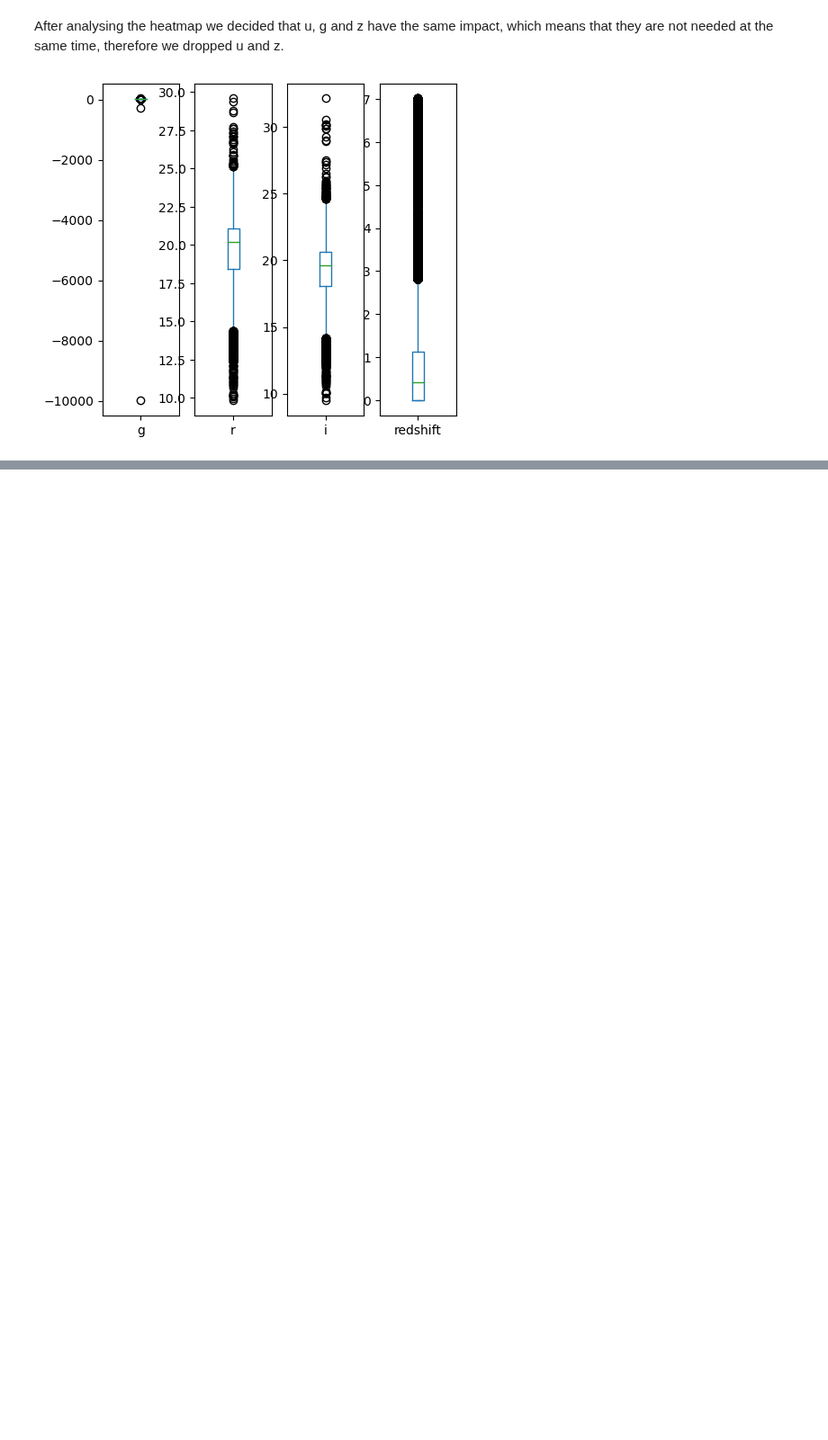
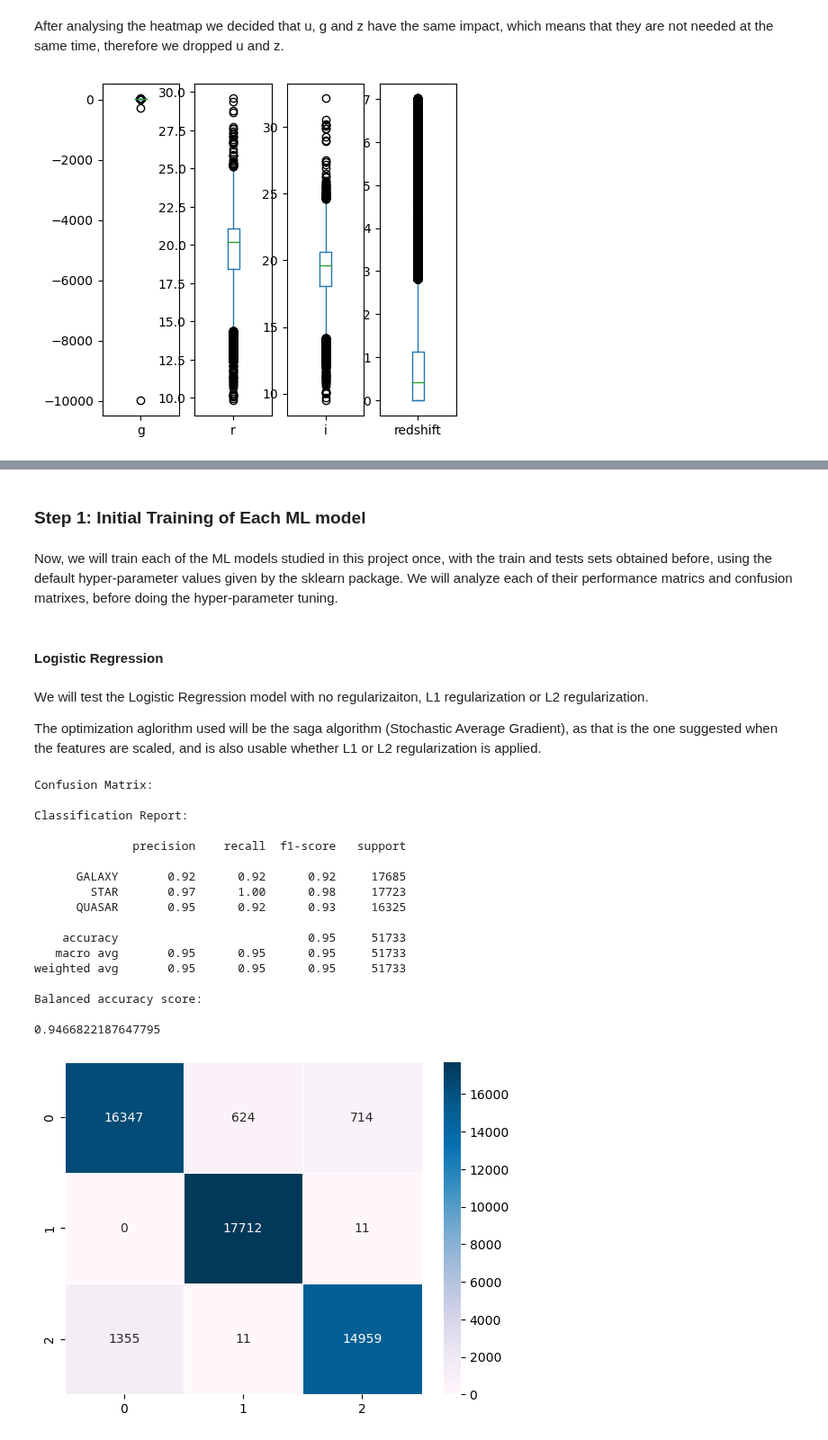
Before and after one commit to danielfcarvalho/stellar_class_ml, a Jupyter notebook: star.ipynb, the cells around one changed output, grey strips where cells are left out. Shown at 90% size. Cells and saved outputs as stored; diff of their text form; code cells hidden in the pictures; blank space fills up the shorter version.

Commit message:
Initial training of each tested ML model

```diff
--- a/star.ipynb
+++ b/star.ipynb
@@ -173,5 +172,8 @@ sea.pairplot(x2, hue='class')
 # %%
+y = x2.loc[:,'class'].values
+x2 = x2.drop(['class'], axis = 1)
+
 # Data scaling
 scaler = StandardScaler()
-scaler.fit(x)
-x = scaler.transform(x)
+scaler.fit(x2)
+X_scaled = scaler.transform(x2)
@@ -177,0 +184,59 @@ x = scaler.transform(x)
+# %%
+x_train, x_test, y_train, y_test = train_test_split(x2, y, test_size = 0.30, random_state = 42)
+# %% [markdown]
+### Step 1: Initial Training of Each ML model
+# %% [markdown]
+Now, we will train each of the ML models studied in this project once, with the train and tests sets obtained before, using the default hyper-parameter values given by the sklearn package. We will analyze each of their performance matrics and confusion matrixes, before doing the hyper-parameter tuning.
+# %%
+def basic_train_and_test(clf, X_train, X_test, y_train, y_test):
+
+    clf.fit(X_train, y_train)
+
+    y_pred = clf.predict(X_test)
+
+    print("Confusion Matrix: ")
+    print()
+    matrix = confusion_matrix(y_test, y_pred)
+
+    sea.heatmap(matrix, cmap="PuBu", annot=True, linewidths=0.5, fmt= 'd')
+
+    print("Classification Report: ")
+    print()
+    target_names = ['GALAXY', 'STAR', 'QUASAR']
+    print(classification_report(y_test, y_pred, target_names=target_names))
+
+    print("Balanced accuracy score: ")
+    print()
+    print(balanced_accuracy_score(y_test, y_pred))
+
+    return y_pred
+# %% [markdown]
+#### Logistic Regression
+# %% [markdown]
+We will test the Logistic Regression model with no regularizaiton, L1 regularization or L2 regularization.
+
+The optimization aglorithm used will be the saga algorithm (Stochastic Average Gradient), as that is the one suggested when the features are scaled, and is also usable whether L1 or L2 regularization is applied.
+# %%
+# No regularization
+clf = LogisticRegression(max_iter=1000, solver='saga')
+
+y_pred = basic_train_and_test(clf, x_train, x_test, y_train, y_test)
+# %% [output]
+Confusion Matrix:
+
+Classification Report:
+
+              precision    recall  f1-score   support
+
+      GALAXY       0.92      0.92      0.92     17685
+        STAR       0.97      1.00      0.98     17723
+      QUASAR       0.95      0.92      0.93     16325
+
+    accuracy                           0.95     51733
+   macro avg       0.95      0.95      0.95     51733
+weighted avg       0.95      0.95      0.95     51733
+
+Balanced accuracy score:
+
+0.9466822187647795
+[figure, added]
```
Also changed, not shown: parts of 19 cells of this notebook.
